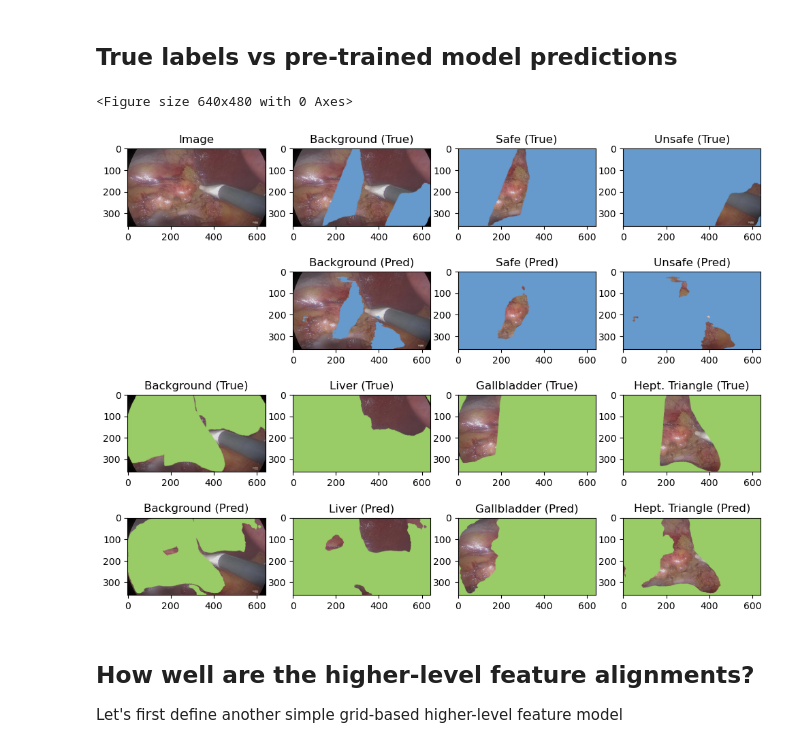
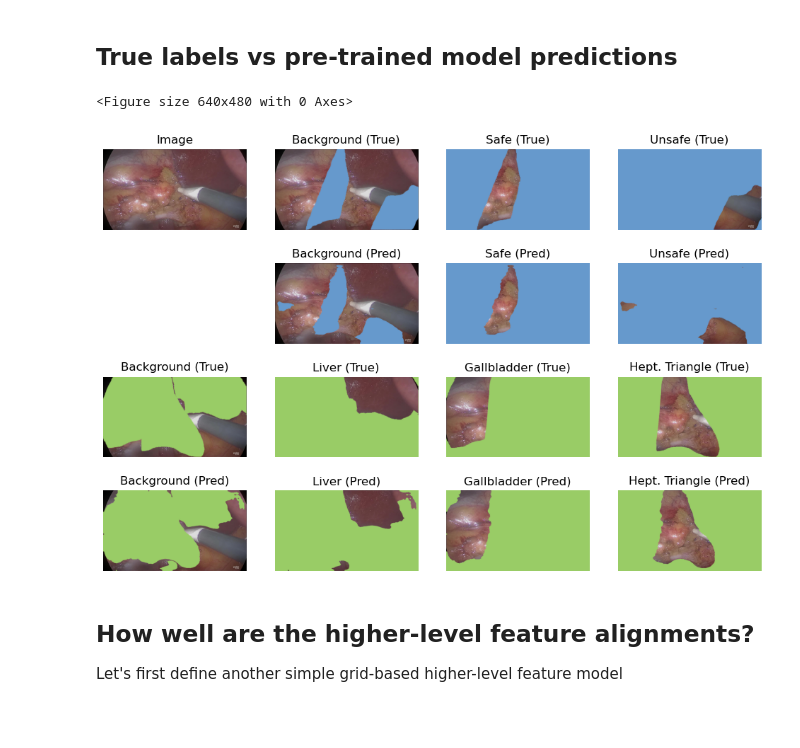
Before and after one commit to DebugML/exlib, a Jupyter notebook: notebooks/cholecystectomy.ipynb, the cells around one changed output. Cells and saved outputs as stored; diff of their text form; code cells hidden in the pictures; blank space fills up the shorter version.

```diff
--- a/notebooks/cholecystectomy.ipynb
+++ b/notebooks/cholecystectomy.ipynb
@@ -36,35 +36,36 @@ fig, ax = plt.subplot_mosaic([
     ["image", "gng_t0", "gng_t1", "gng_t2"],
     [".", "gng_p0", "gng_p1", "gng_p2"],
     ["org_t0", "org_t1", "org_t2", "org_t3"],
     ["org_p0", "org_p1", "org_p2", "org_p3"],
-], figsize=(12,9))
+], figsize=(12,8))
 
+for _, a in ax.items(): a.set_axis_off()
 gng_titles = ["Background", "Safe", "Unsafe"]
 org_titles = ["Background", "Liver", "Gallbladder", "Hept. Triangle"]
 C1 = torch.tensor([0.4, 0.6, 0.8]).view(3,1,1)
 C2 = torch.tensor([0.6, 0.8, 0.4]).view(3,1,1)
 
 ax["image"].imshow(image.numpy().transpose(1,2,0))
 ax["image"].set_title("Image")
 
 for i in range(3):
     mask_t = (gonogo == i).unsqueeze(0)
     mask_p = (gonogo_pred == i).unsqueeze(0)
     ax[f"gng_t{i}"].imshow(((image * mask_t) + (~mask_t * C1)).numpy().transpose(1,2,0))
     ax[f"gng_p{i}"].imshow(((image * mask_p) + (~mask_p * C1)).numpy().transpose(1,2,0))
     ax[f"gng_t{i}"].set_title(f"{gng_titles[i]} (True)")
     ax[f"gng_p{i}"].set_title(f"{gng_titles[i]} (Pred)")
 
 for i in range(4):
     mask_t = (organs == i).unsqueeze(0)
     mask_p = (organs_pred == i).unsqueeze(0)
     ax[f"org_t{i}"].imshow(((image * mask_t) + (~mask_t * C2)).numpy().transpose(1,2,0))
     ax[f"org_p{i}"].imshow(((image * mask_p) + (~mask_p * C2)).numpy().transpose(1,2,0))
     ax[f"org_t{i}"].set_title(f"{org_titles[i]} (True)")
     ax[f"org_p{i}"].set_title(f"{org_titles[i]} (Pred)")
 # %% [output]
 <Figure size 640x480 with 0 Axes>
-[figure, old version]
+[figure, new version]
 # %% [markdown]
 ## How well are the higher-level feature alignments?
 Let's first define another simple grid-based higher-level feature model
```
Also changed, not shown: parts of 3 cells of this notebook, 2 other files.
